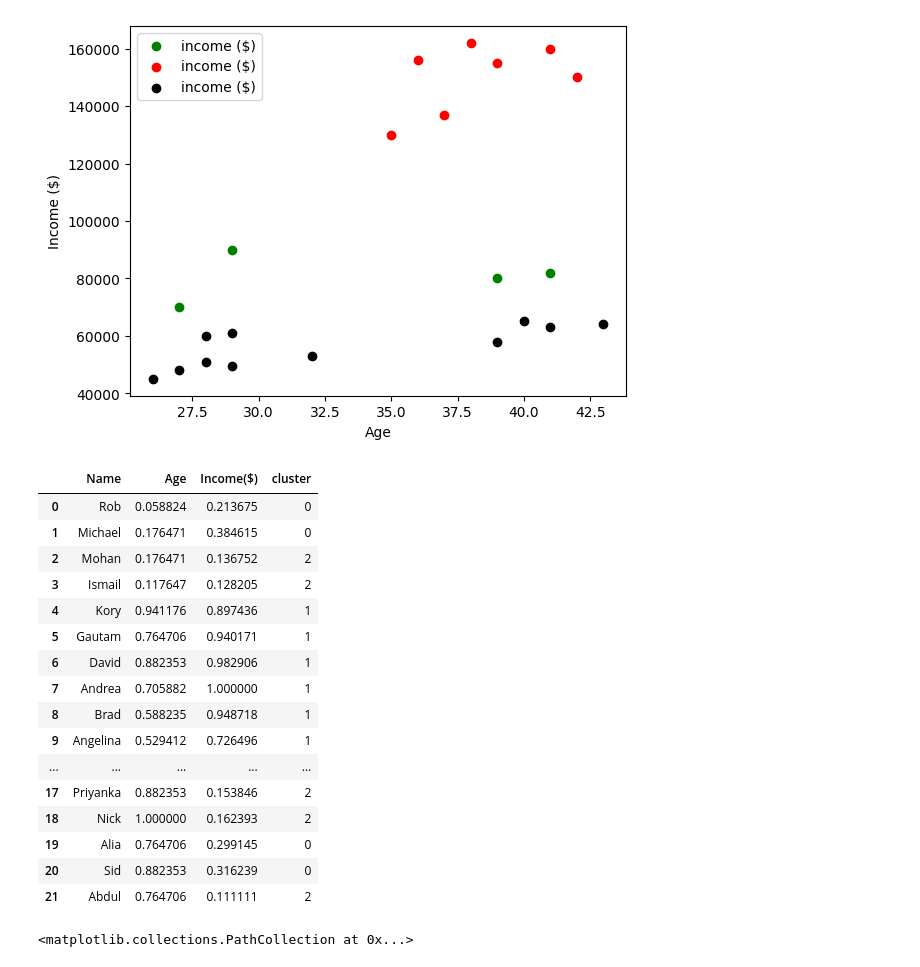
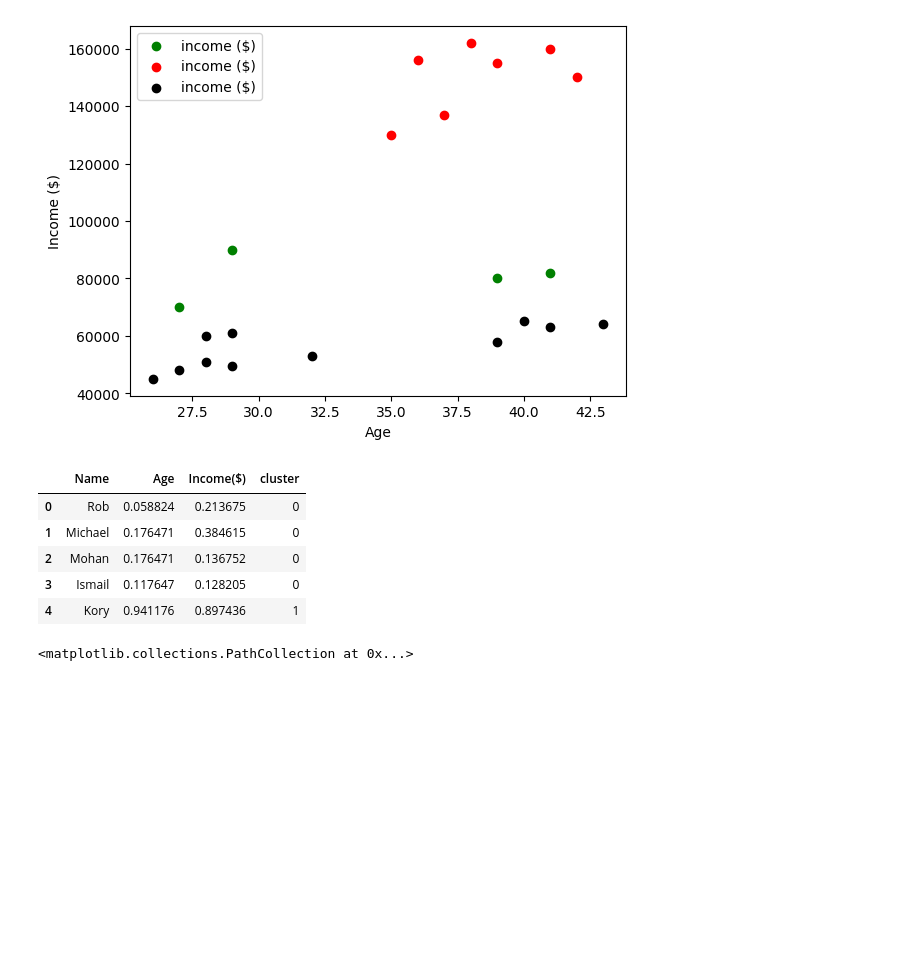
Before and after one commit to ChandraMouli2727/Rough, a Jupyter notebook: ML/K_Means_Clustering_13.ipynb, the cells around one changed output. Cells and saved outputs as stored; diff of their text form; code cells hidden in the pictures; blank space fills up the shorter version.

```diff
--- a/ML/K_Means_Clustering.ipynb
+++ b/ML/K_Means_Clustering_13.ipynb
@@ -70,30 +71,19 @@ plt.legend(["income ($)","income ($)","income ($)"])
 # %%
 scaler = MinMaxScaler() # It will converts all values sccale to between 0 and 1
 scaler.fit(df[['Income($)']])
 df['Income($)'] = scaler.transform(df[['Income($)']])
 
 scaler.fit(df[['Age']])
 df['Age'] = scaler.transform(df[['Age']])
 
-df
+df.head()
 # %% [output]
 |  | Name | Age | Income($) | cluster |
 | 0 | Rob | 0.058824 | 0.213675 | 0 |
 | 1 | Michael | 0.176471 | 0.384615 | 0 |
-| 2 | Mohan | 0.176471 | 0.136752 | 2 |
-| 3 | Ismail | 0.117647 | 0.128205 | 2 |
+| 2 | Mohan | 0.176471 | 0.136752 | 0 |
+| 3 | Ismail | 0.117647 | 0.128205 | 0 |
 | 4 | Kory | 0.941176 | 0.897436 | 1 |
-| 5 | Gautam | 0.764706 | 0.940171 | 1 |
-| 6 | David | 0.882353 | 0.982906 | 1 |
-| 7 | Andrea | 0.705882 | 1.000000 | 1 |
-| 8 | Brad | 0.588235 | 0.948718 | 1 |
-| 9 | Angelina | 0.529412 | 0.726496 | 1 |
-| ... | ... | ... | ... | ... |
-| 17 | Priyanka | 0.882353 | 0.153846 | 2 |
-| 18 | Nick | 1.000000 | 0.162393 | 2 |
-| 19 | Alia | 0.764706 | 0.299145 | 0 |
-| 20 | Sid | 0.882353 | 0.316239 | 0 |
-| 21 | Abdul | 0.764706 | 0.111111 | 2 |
 # %%
 plt.scatter(df.Age,df['Income($)'])
 # %% [output]
```
Also changed, not shown: parts of 17 cells of this notebook, 5 other files.
